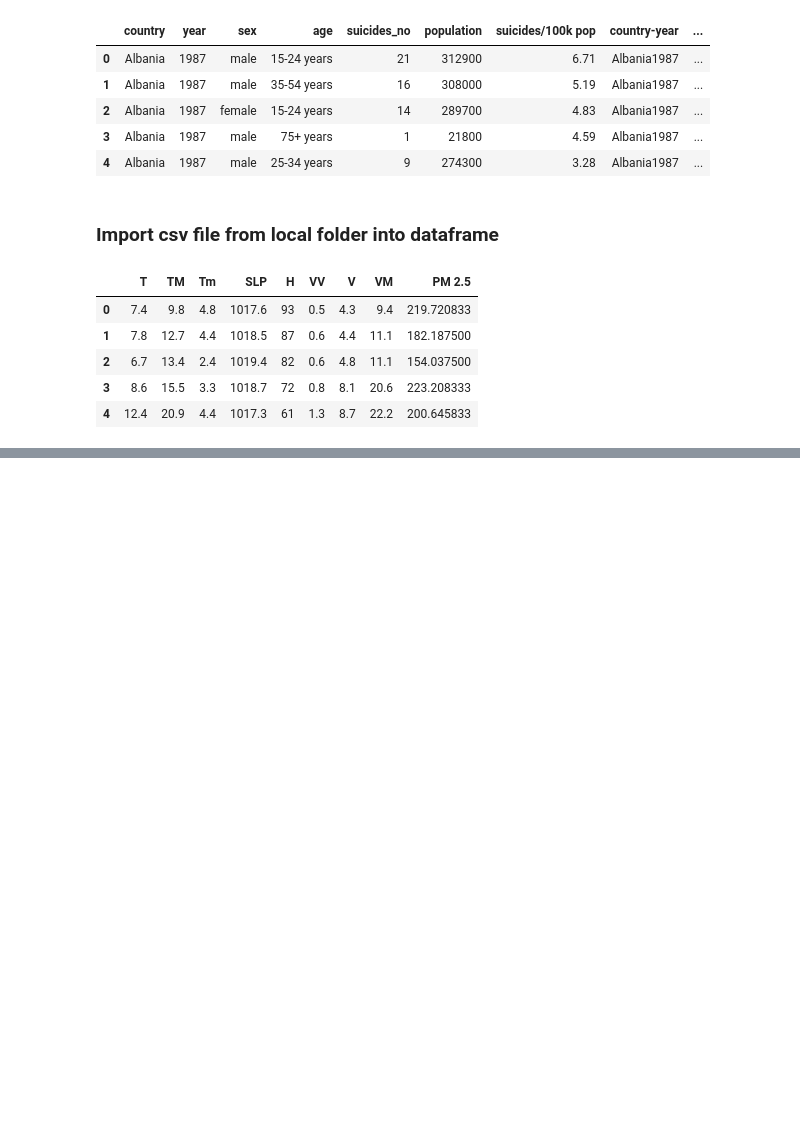
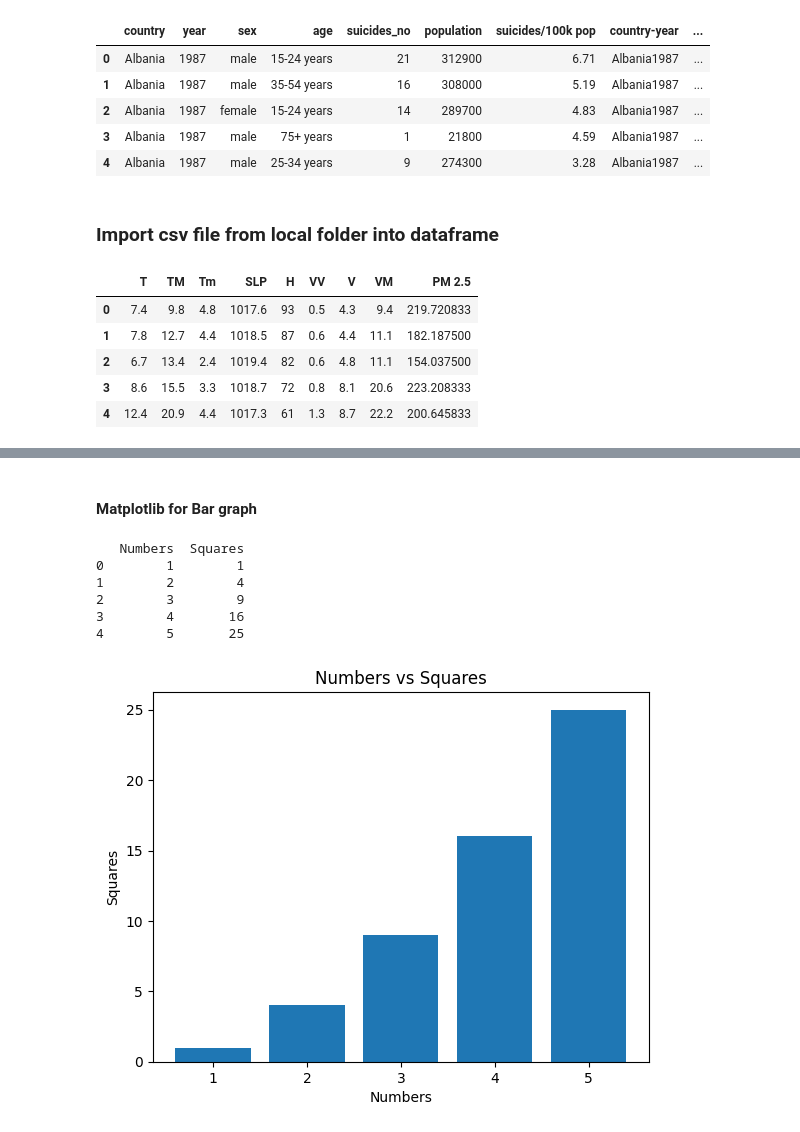
Before and after one commit to ESET0100/Basic, a Jupyter notebook: Python_basics/Day_2/test.ipynb, the cells around one changed output, grey strips where cells are left out. Saved outputs shown, nothing was run; the diff lists cells and outputs as text; code cells hidden in the pictures; blank space fills up the shorter version.

```diff
--- a/Python_basics/Day_2/test.ipynb
+++ b/Python_basics/Day_2/test.ipynb
@@ -122,0 +154,29 @@ df.head()
+# %% [markdown]
+#### Matplotlib for Bar graph
+# %%
+import pandas as pd
+import matplotlib.pyplot as plt
+
+# Create a DataFrame with integer data
+data = {
+    'Numbers': [1, 2, 3, 4, 5],
+    'Squares': [1, 4, 9, 16, 25]
+}
+df = pd.DataFrame(data)
+
+print(df)  # Display the DataFrame
+
+# Visualize the integer data using a bar chart
+plt.bar(df['Numbers'], df['Squares'])
+plt.title('Numbers vs Squares')
+plt.xlabel('Numbers')
+plt.ylabel('Squares')
+plt.show()
+# %% [output]
+   Numbers  Squares
+0        1        1
+1        2        4
+2        3        9
+3        4       16
+4        5       25
+[figure, added]
```
Also changed, not shown: parts of 4 cells of this notebook, 1 other file.
